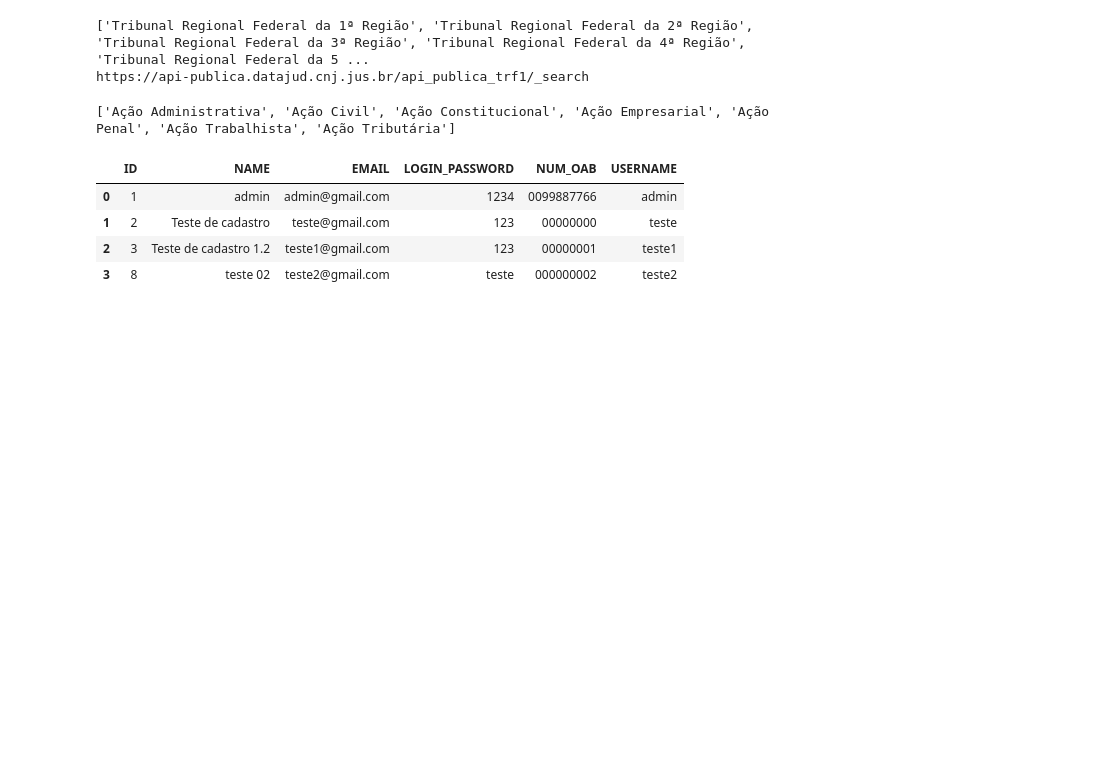
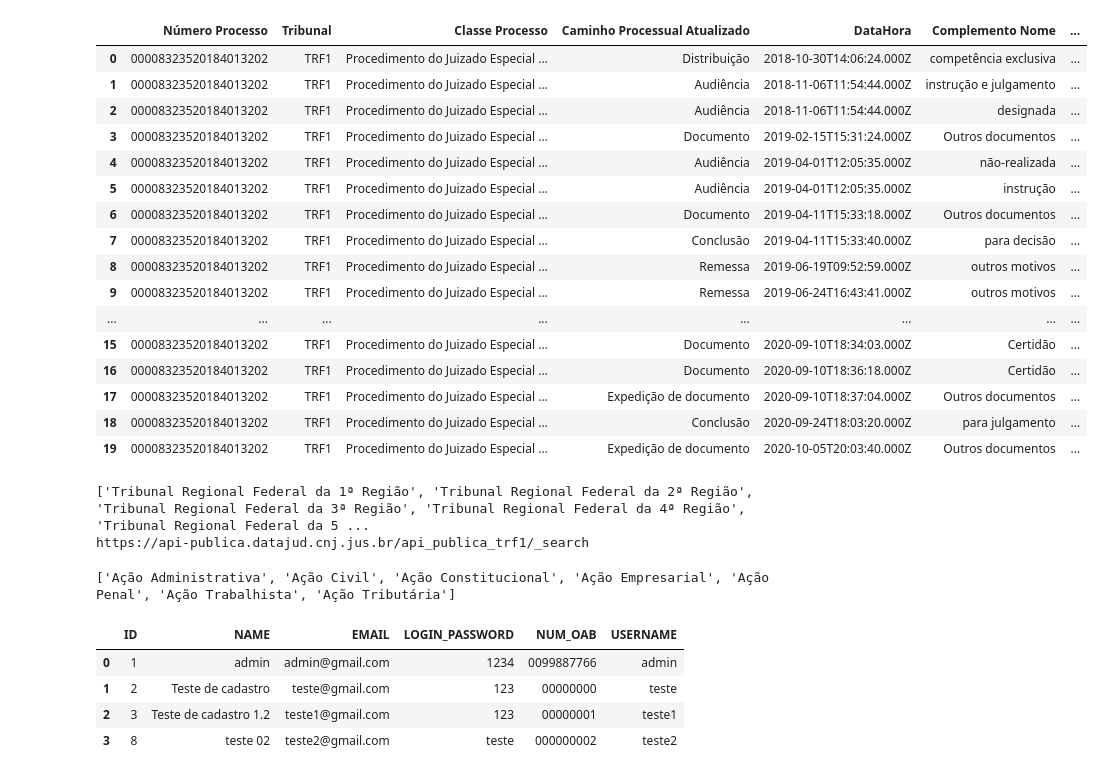
Before and after one commit to Vihelisa/ProjetoTCC, a Jupyter notebook: teste.ipynb, the cells around one changed output. Drawn from its saved outputs; the diff is of its cells as text; code cells hidden in the pictures; blank space fills up the shorter version.

```diff
--- a/teste.ipynb
+++ b/teste.ipynb
@@ -88,3 +90,47 @@ df_process = make_db_process(cursor)
+# %%
+base = {}
+base["Número Processo"] = dict_hits.get("numeroProcesso")
+base["Tribunal"] = dict_hits.get("tribunal")
+base["Classe Processo"] = dict_hits.get("classe", {}).get("nome")
+movimentos = dict_hits.get("movimentos", [])
+# %%
+linhas = []
+for mov in movimentos:
+    base["Caminho Processual Atualizado"] = mov.get("nome")
+    base['DataHora'] = mov.get("dataHora")
+    try:
+        complementos = mov.get("complementosTabelados", [])
+        for comp in complementos:
+            base["Complemento Nome"] = comp.get("nome")
+            base["Complemento Descrição"] = comp.get("descricao")
+            linhas.append(base.copy())  # <- Cópia aqui
+    except:
+        base["Complemento Nome"] = None
+        base["Complemento Descrição"] = None
+        linhas.append(base.copy())  # <- E aqui também
+
+
+df_movimentos = pd.DataFrame(linhas)
+# %%
+df_movimentos.head(20)
+# %% [output]
+|  | Número Processo | Tribunal | Classe Processo | Caminho Processual Atualizado | DataHora | Complemento Nome | ... |
+| 0 | 00008323520184013202 | TRF1 | Procedimento do Juizado Especial ... | Distribuição | 2018-10-30T14:06:24.000Z | competência exclusiva | ... |
+| 1 | 00008323520184013202 | TRF1 | Procedimento do Juizado Especial ... | Audiência | 2018-11-06T11:54:44.000Z | instrução e julgamento | ... |
+| 2 | 00008323520184013202 | TRF1 | Procedimento do Juizado Especial ... | Audiência | 2018-11-06T11:54:44.000Z | designada | ... |
+| 3 | 00008323520184013202 | TRF1 | Procedimento do Juizado Especial ... | Documento | 2019-02-15T15:31:24.000Z | Outros documentos | ... |
+| 4 | 00008323520184013202 | TRF1 | Procedimento do Juizado Especial ... | Audiência | 2019-04-01T12:05:35.000Z | não-realizada | ... |
+| 5 | 00008323520184013202 | TRF1 | Procedimento do Juizado Especial ... | Audiência | 2019-04-01T12:05:35.000Z | instrução | ... |
+| 6 | 00008323520184013202 | TRF1 | Procedimento do Juizado Especial ... | Documento | 2019-04-11T15:33:18.000Z | Outros documentos | ... |
+| 7 | 00008323520184013202 | TRF1 | Procedimento do Juizado Especial ... | Conclusão | 2019-04-11T15:33:40.000Z | para decisão | ... |
+| 8 | 00008323520184013202 | TRF1 | Procedimento do Juizado Especial ... | Remessa | 2019-06-19T09:52:59.000Z | outros motivos | ... |
+| 9 | 00008323520184013202 | TRF1 | Procedimento do Juizado Especial ... | Remessa | 2019-06-24T16:43:41.000Z | outros motivos | ... |
+| ... | ... | ... | ... | ... | ... | ... | ... |
+| 15 | 00008323520184013202 | TRF1 | Procedimento do Juizado Especial ... | Documento | 2020-09-10T18:34:03.000Z | Certidão | ... |
+| 16 | 00008323520184013202 | TRF1 | Procedimento do Juizado Especial ... | Documento | 2020-09-10T18:36:18.000Z | Certidão | ... |
+| 17 | 00008323520184013202 | TRF1 | Procedimento do Juizado Especial ... | Expedição de documento | 2020-09-10T18:37:04.000Z | Outros documentos | ... |
+| 18 | 00008323520184013202 | TRF1 | Procedimento do Juizado Especial ... | Conclusão | 2020-09-24T18:03:20.000Z | para julgamento | ... |
+| 19 | 00008323520184013202 | TRF1 | Procedimento do Juizado Especial ... | Expedição de documento | 2020-10-05T20:03:40.000Z | Outros documentos | ... |
 # %%
 opcao_justice = 'Justiça Federal'
 tribunal_list = df_datajud_endpoints[df_datajud_endpoints['JUSTICA'] == opcao_justice]['TRIBUNAL'].unique().tolist()
```
Also changed, not shown: parts of 1 cell of this notebook, 1 other file.
